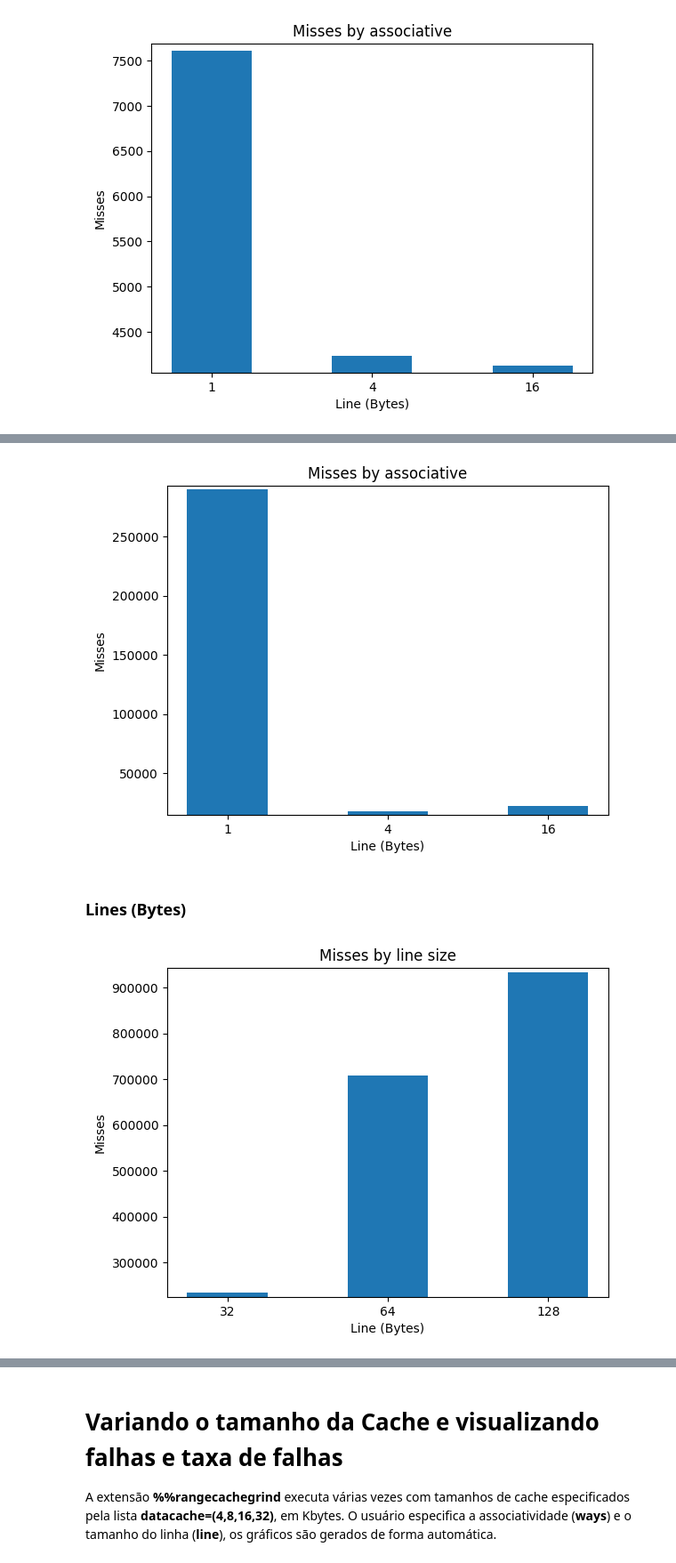
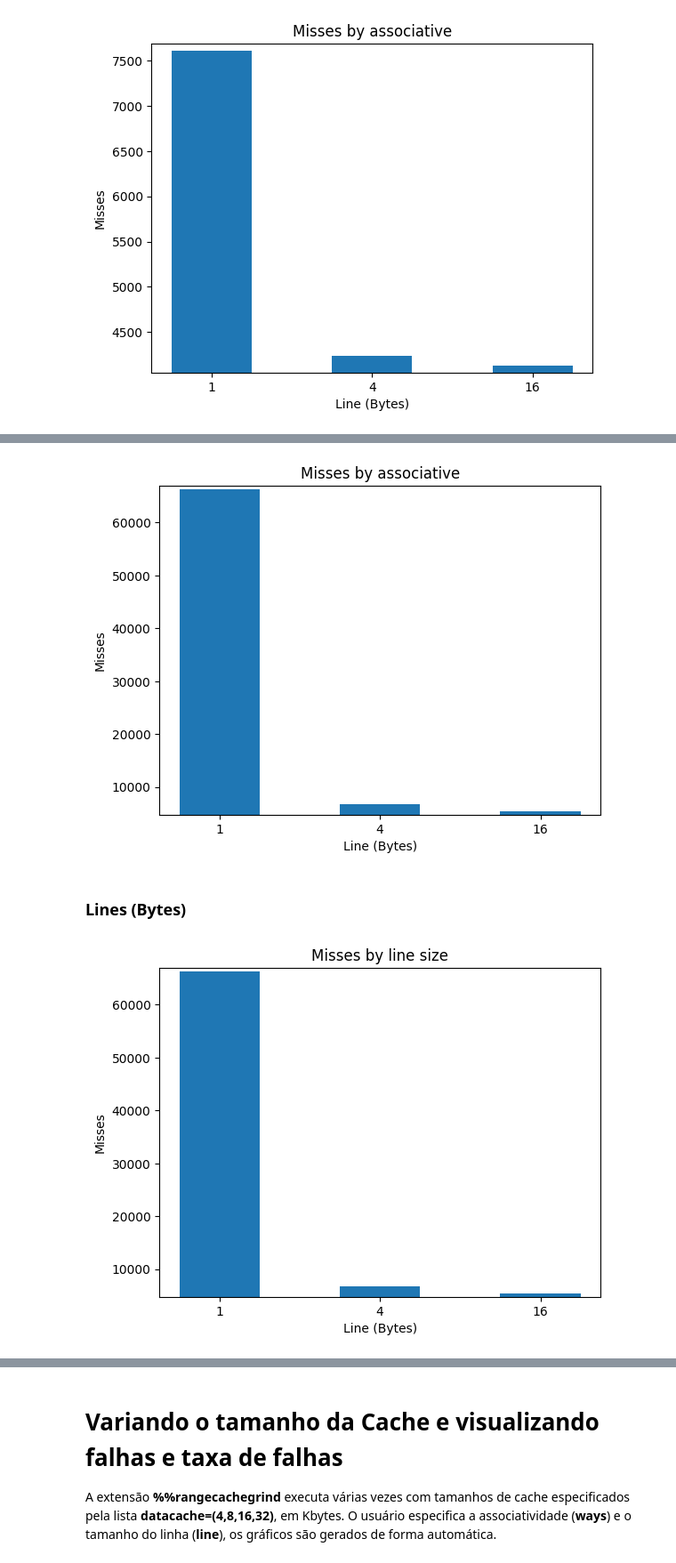
Before and after one commit to jpmedras/inf450_2023-1, a Jupyter notebook: Valgrind_Simulador_de_Cache.ipynb, the cells around one changed output, grey strips where cells are left out. Shown at 89% size. Cells and saved outputs as stored; diff of their text form; code cells hidden in the pictures.

```diff
--- a/Valgrind_Simulador_de_Cache.ipynb
+++ b/Valgrind_Simulador_de_Cache.ipynb
@@ -735,7 +733,7 @@ plt.show()
 import matplotlib.pyplot as plt
 
 x = ['1', '4', '16']
-y = [290055, 17829, 22192]
+y = [66288, 6737, 5456]
 
 # Espessura das barras
 width = 0.5
@@ -757,37 +755,37 @@ plt.ylim(min(y) - margin, max(y) + margin)
 # Exibir o gráfico
 plt.show()
 # %% [output]
-[figure, old version]
+[figure, new version]
 # %% [markdown]
 ### Lines (Bytes)
 # %%
 #@title Size=20
 import matplotlib.pyplot as plt
 
 line = ['32', '64', '128']
-misses = [7612, 7214, 7005]
+misses = [7163, 7212, 7004]
 
 # Espessura das barras
 width = 0.5
 
 # Plotar o gráfico de barras
 plt.bar(x, y, width=width)
 
 # Definir rótulos e título
 plt.xlabel('Line (Bytes)')
 plt.ylabel('Misses')
 plt.title('Misses by line size')
 
 # Definir margem para o intervalo de variação dos valores em y
 margin = 0.01 * max(y)
 
 # Definir os limites do eixo y com margem
 plt.ylim(min(y) - margin, max(y) + margin)
 
 # Exibir o gráfico
 plt.show()
 # %% [output]
-[figure, old version]
+[figure, new version]
 # %%
 #@title Size=60
 import matplotlib.pyplot as plt
```
Also changed, not shown: parts of 28 cells of this notebook.
